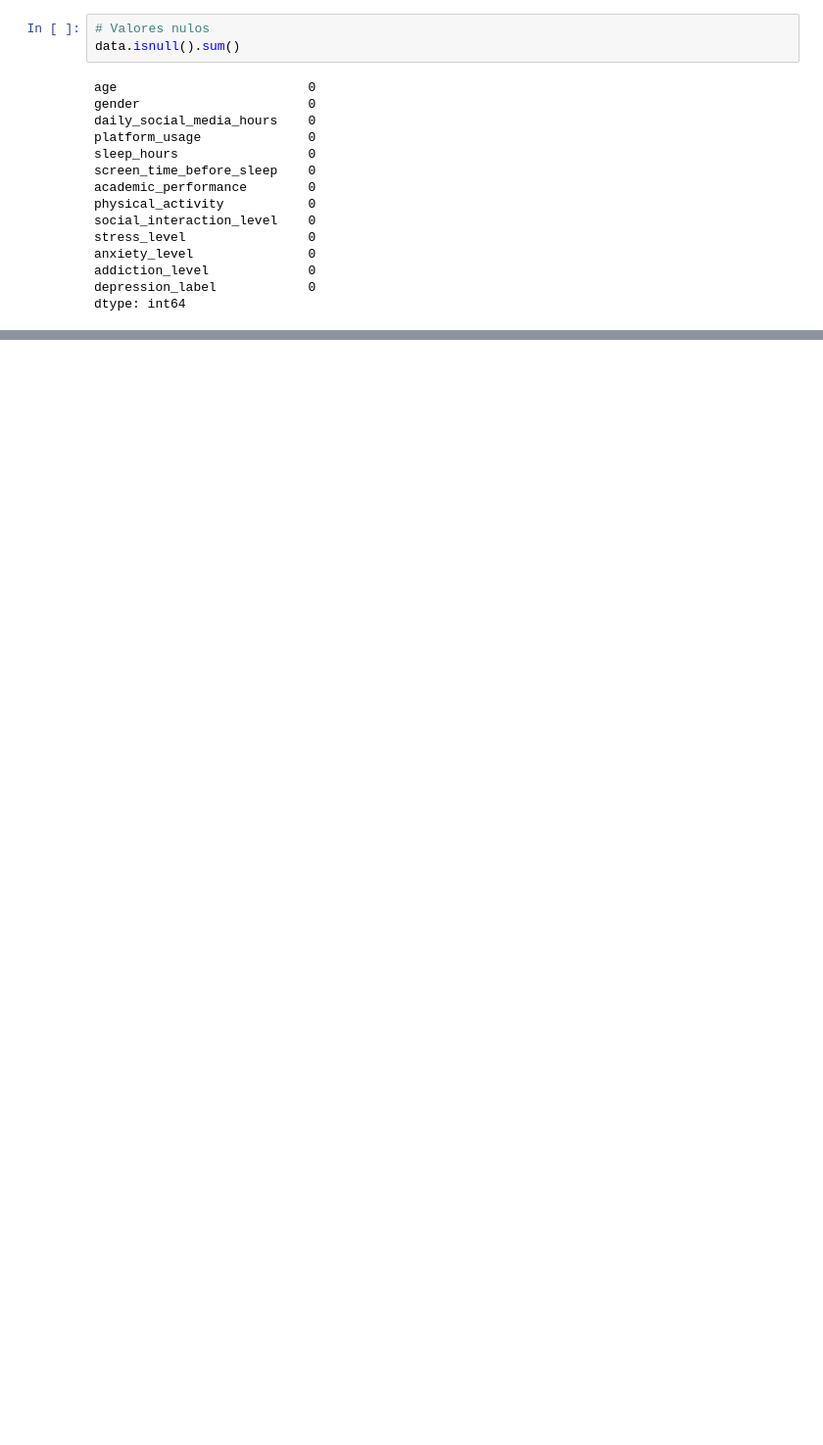
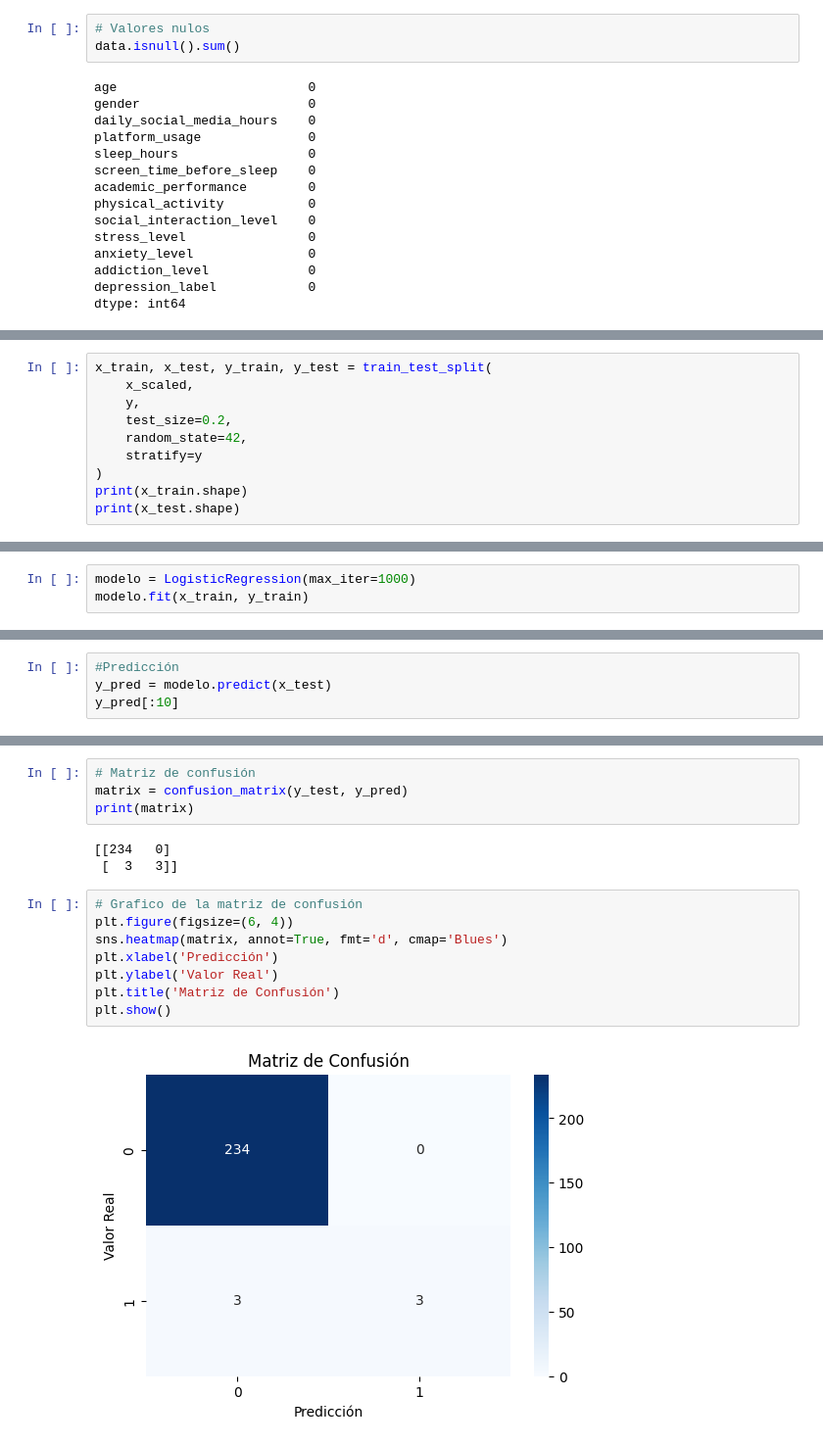
Before and after one commit to DiegoCastroSatt/IntroIA, a Jupyter notebook: Proyecto1/MentalHealth.ipynb, the cells around one changed output, grey strips where cells are left out. Shown at 98% size. Saved outputs shown, nothing was run; the diff lists cells and outputs as text; blank space fills up the shorter version.

```diff
--- a/Proyecto1/MentalHealth.ipynb
+++ b/Proyecto1/MentalHealth.ipynb
@@ -86,0 +175,10 @@ dtype: int64
+# %%
+x_train, x_test, y_train, y_test = train_test_split(
+    x_scaled,
+    y,
+    test_size=0.2,
+    random_state=42,
+    stratify=y
+)
+print(x_train.shape)
+print(x_test.shape)
@@ -86,0 +188,3 @@ dtype: int64
+# %%
+modelo = LogisticRegression(max_iter=1000)
+modelo.fit(x_train, y_train)
@@ -86,0 +193,4 @@ dtype: int64
+# %%
+#Predicción
+y_pred = modelo.predict(x_test)
+y_pred[:10]
@@ -86,0 +229,17 @@ dtype: int64
+# %%
+# Matriz de confusión
+matrix = confusion_matrix(y_test, y_pred)
+print(matrix)
+# %% [output]
+[[234   0]
+ [  3   3]]
+# %%
+# Grafico de la matriz de confusión
+plt.figure(figsize=(6, 4))
+sns.heatmap(matrix, annot=True, fmt='d', cmap='Blues')
+plt.xlabel('Predicción')
+plt.ylabel('Valor Real')
+plt.title('Matriz de Confusión')
+plt.show()
+# %% [output]
+[figure, added]
```
Also changed, not shown: parts of 41 cells of this notebook, 1 other file.
